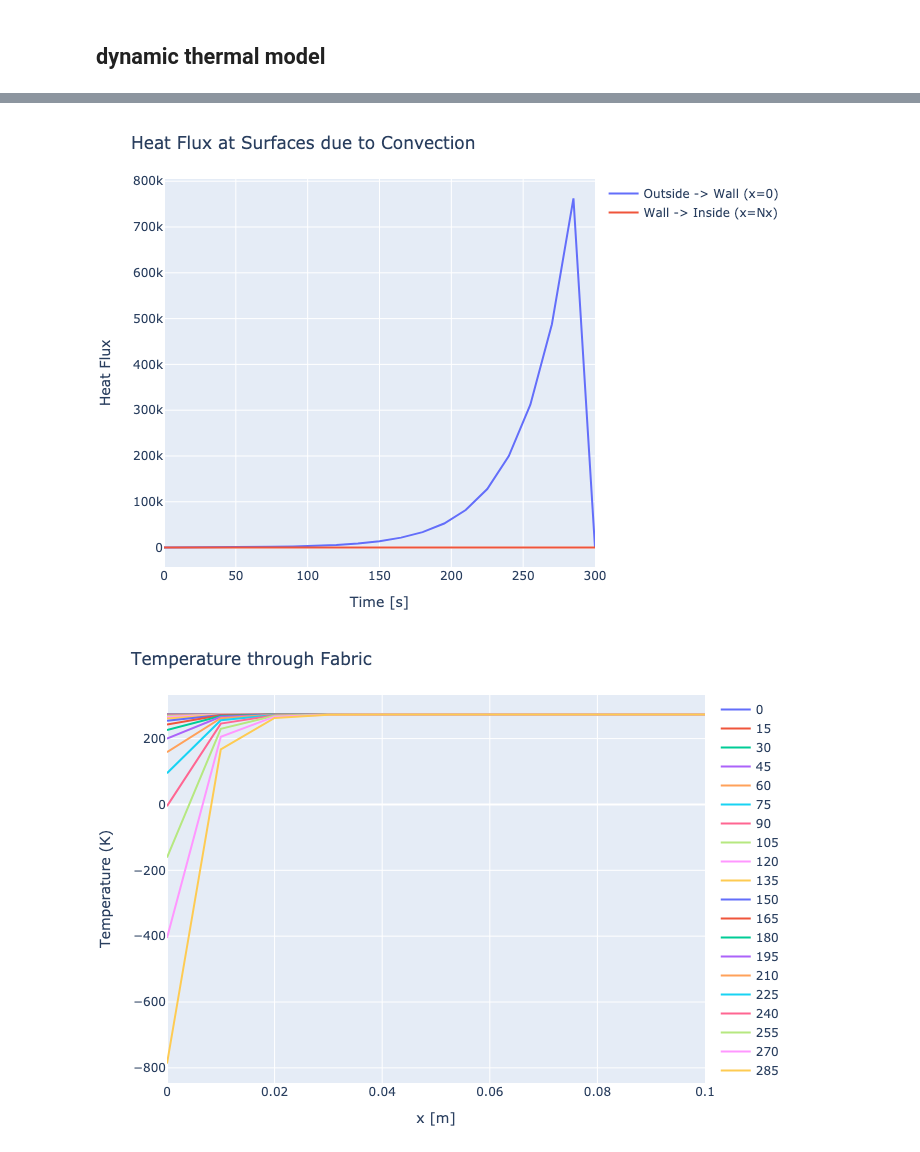
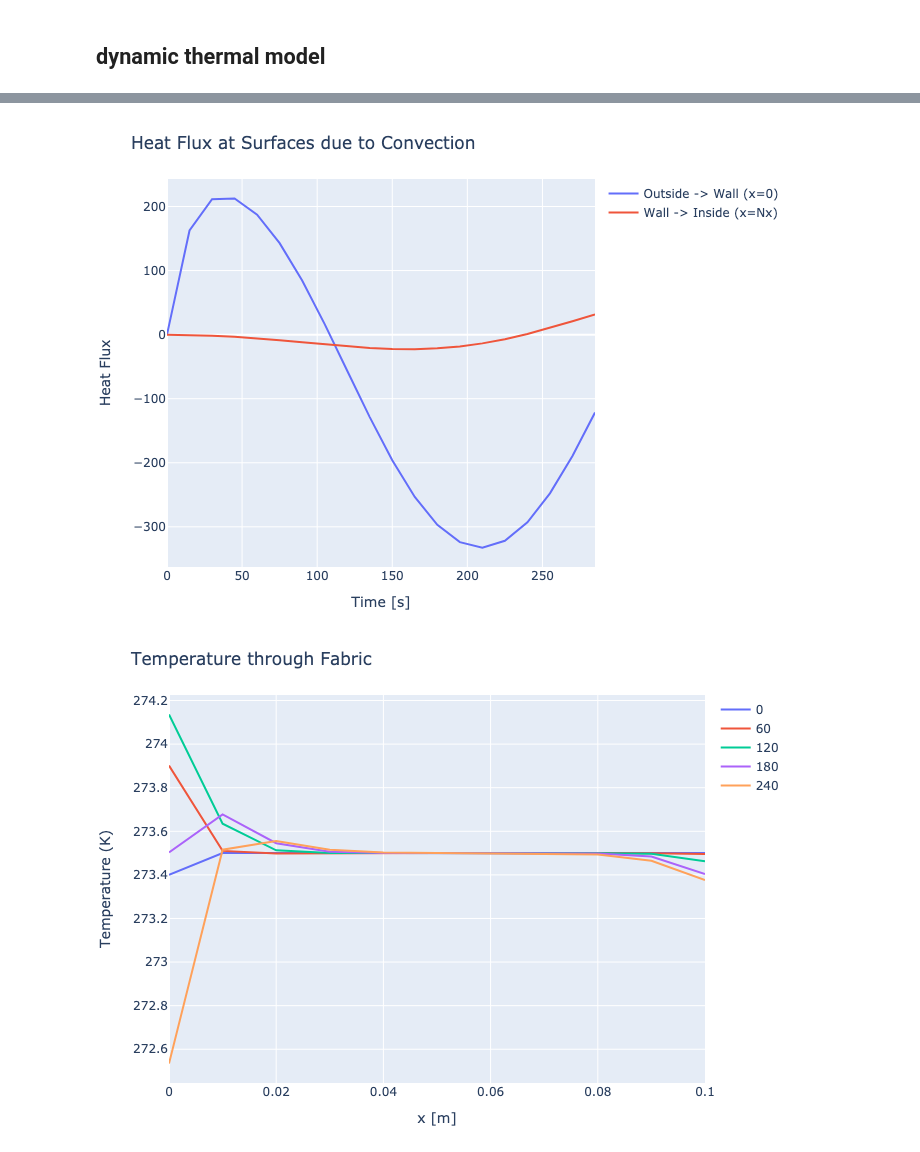
Before and after one commit to juliet29/bthermal_model, a Jupyter notebook: notebooks/appliedBtm_111622.ipynb, the cells around one changed output, grey strips where cells are left out. Cells and saved outputs as stored; diff of their text form; code cells hidden in the pictures.

```diff
--- a/notebooks/appliedBtm_111622.ipynb
+++ b/notebooks/appliedBtm_111622.ipynb
@@ -97,7 +113,7 @@ w3["cd"] = cd_pivot(w3["alpha"]);
 time_val = range(0, dt*20, step = dt) |> collect;
 to_Kelvin = 273.5
 T_in_meas = sind.(time_val) .+ to_Kelvin
-T_out_meas = T_in_meas .- (sind.(time_val.* 0.1)) .- 0.1
+T_out_meas = T_in_meas .- (sind.(time_val.* 0.8)) .- 1
 
 
 ## initial conditions for temperature data structures
@@ -107,7 +123,8 @@ T_in[1] = T_in_meas[1];
 # fabric temperatue matrix
 T_f = zeros(Nx,length(time_val));
 err = 0 # if need fabric and interior temp to be different
-T_f[:,1] .= T_in_meas[1]- err;
+T_f[:,1] .= T_in_meas[1]- err; # inside condition
+T_f[1,1] = T_out_meas[1]- err; # ourside condition
 
 
 ## empty vectors for saving results at each time step
@@ -215,19 +244,20 @@ p3
 # %%
 
-trace1 = PlotlyJS.scatter(x=time_val, y=E_conv_in_time, mode="lines", name="Wall -> Inside (x=Nx)")
+trace1 = PlotlyJS.scatter(x=time_val, y=E_conv_in_time[1:end-1], mode="lines", name="Wall -> Inside (x=Nx)")
 
-trace2 = PlotlyJS.scatter(x=time_val, y=E_conv_out_time,mode="lines", name="Outside -> Wall (x=0)")
+trace2 = PlotlyJS.scatter(x=time_val, y=E_conv_out_time[1:end-1],mode="lines", name="Outside -> Wall (x=0)")
 
 # .plot(t/3600, T_int, mode="lines", name="T_int", )
 PlotlyJS.plot([trace2, trace1], Layout(;title="Heat Flux at Surfaces due to Convection", showlegend=true, xaxis_title="Time [s]", yaxis_title="Heat Flux" ),  config=PlotConfig(scrollZoom=false))
 # %% [output]
-[figure, old version]
+[figure, new version]
 # %%
-traces = [PlotlyJS.scatter(x=x,  y=T_f[:, 1*i], mode="lines", name=time_val[1*(i-1)+1]) for i in 1:20];
+index(i) = (4*i) - 3
+traces = [PlotlyJS.scatter(x=x,  y=T_f[:, index(i)], mode="lines", name=time_val[index(i)]) for i in 1:5];
 p3 = PlotlyJS.plot(traces, Layout(;title="Temperature through Fabric", showlegend=true, xaxis_title="x [m]", yaxis_title="Temperature (K)" ),  config=PlotConfig(scrollZoom=false));
 p3
 # %% [output]
-[figure, old version]
+[figure, new version]
 # %%
 
 PlotlyJS.plot(PlotlyJS.contour(x=x, y=time_val, z=T_f',     colorbar=attr(
```
Also changed, not shown: parts of 9 cells of this notebook, 2 other files.
